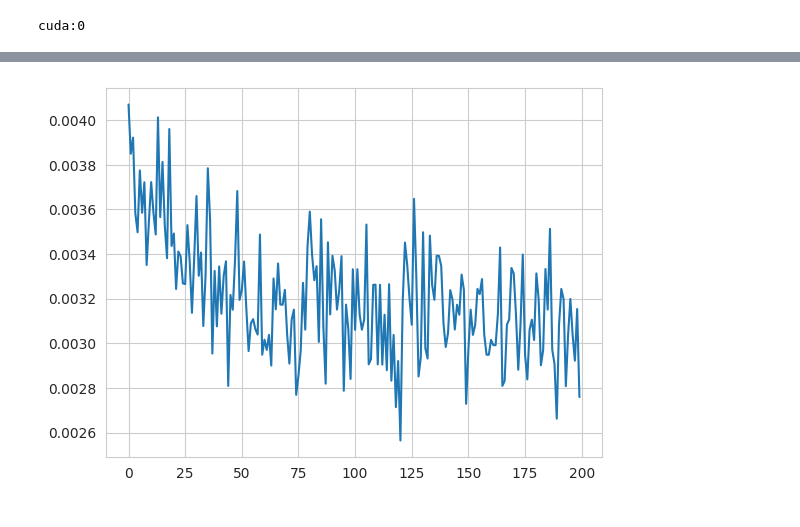
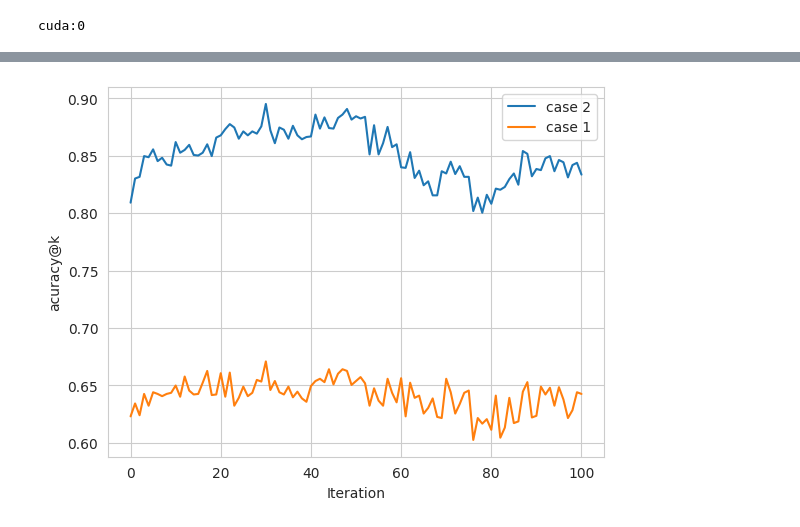
Before and after one commit to intsystems/2024-Project-144, a Jupyter notebook: code/u_Predictor.ipynb, the cells around one changed output, grey strips where cells are left out. Cells and saved outputs as stored; diff of their text form; code cells hidden in the pictures.

```diff
--- a/code/u_Predictor.ipynb
+++ b/code/u_Predictor.ipynb
@@ -234,18 +266,25 @@ loss, _ = fit_epoch(model, opt, loss_func, train_data_loader)
 # loss_history.append(loss)
 # %%
 new_cust_distr, new_w_distr = customer_distribution, w_distribution
-c_size = 128
-w_size = 256
-big_steps = 200
+loss_history = []
+residual_history = []
+c_size = 256
+w_size = 512
+big_steps = 101
+fig, axs = plt.subplots(ncols=2)
 for i in tqdm(range(big_steps)):
-    if i % 5 == 0:
-        new_cust_distr, new_w_distr, loss = dynamic_system_iterate(model, loss_func, opt, new_cust_distr, new_w_distr,
-                                                                                c_size=c_size,
-                                                                                w_size=w_size, num_of_steps=1)
-        # plt.figure(figsize=(7, 7))
-        # plt.hist(current_metr_distr["Feedback"], density=True)
+    if i % 20 == 0:
+        new_cust_distr, new_w_distr, loss, residual = dynamic_system_iterate(model, loss_func, opt, new_cust_distr,
+                                                                             new_w_distr,
+                                                                             c_size=c_size,
+                                                                             w_size=w_size, num_of_steps=1, delta=1e10,
+                                                                             visualize_distributions=(i, axs))
     else:
-        new_cust_distr, new_w_distr, loss = dynamic_system_iterate(model, loss_func, opt, new_cust_distr, new_w_distr,
-                                                                                 c_size=c_size,
-                                                                                 w_size=w_size, num_of_steps=1)
+        new_cust_distr, new_w_distr, loss, residual = dynamic_system_iterate(model, loss_func, opt, new_cust_distr,
+                                                                             new_w_distr,
+                                                                             c_size=c_size,
+                                                                             w_size=w_size, delta=1e10, num_of_steps=1)
     loss_history.append(loss)
+    residual_history.append(residual)
+fig.legend(loc='center left', bbox_to_anchor=(1, 0.5))
+fig.show()
@@ -252,6 +293,13 @@ for i in tqdm(range(big_steps)):
+# %%
+loss_history = np.array(loss_history).T
 # %%
-plt.plot(np.arange(big_steps), loss_history)
-# fig.legend(loc='center left', bbox_to_anchor=(1, 0.5))
+
+plt.plot(np.arange(big_steps), loss_history[0], label="case 2")
+plt.plot(np.arange(big_steps), loss_history[1], label="case 1")
+
+plt.xlabel("Iteration")
+plt.ylabel("acuracy@k")
+plt.legend()
 plt.show()
 # %% [output]
-[figure, old version]
+[figure, new version]
```
Also changed, not shown: parts of 19 cells of this notebook, 18 other files.
